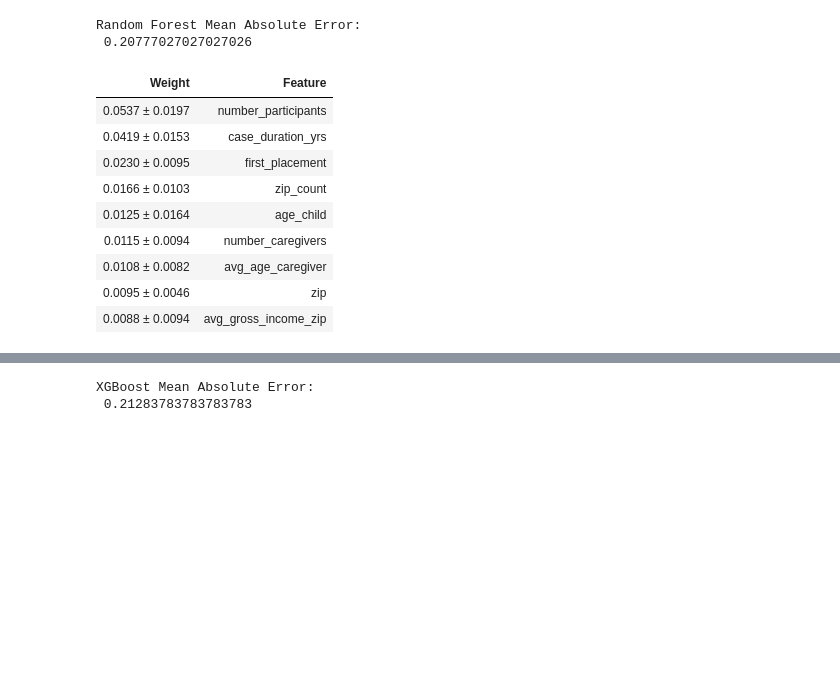
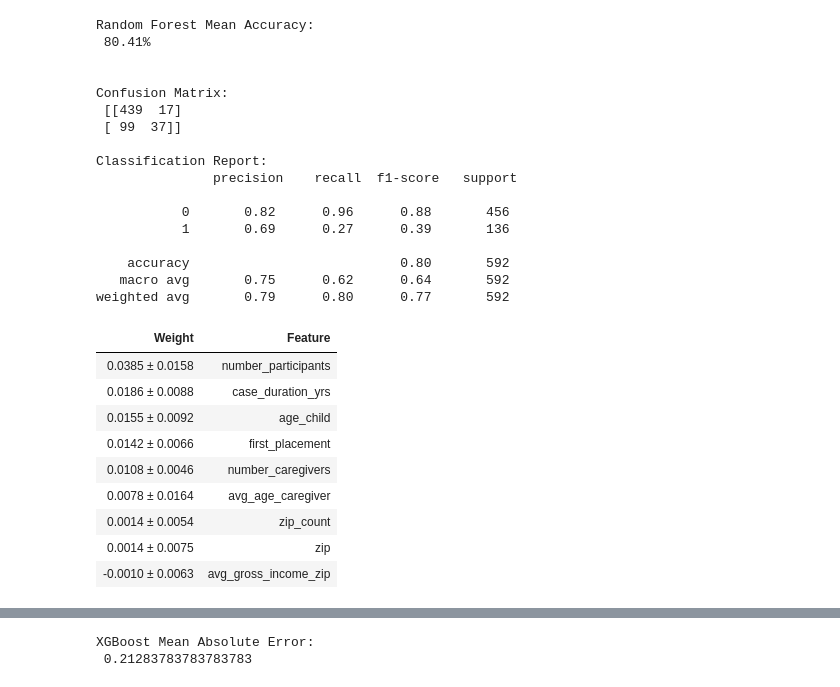
Before and after one commit to mathemacode/PSF_ERAU, a Jupyter notebook: Python/ml_modeling.ipynb, the cells around one changed output, grey strips where cells are left out. Saved outputs shown, nothing was run; the diff lists cells and outputs as text; code cells hidden in the pictures; blank space fills up the shorter version.

Commit message:
Statistical analysis of model result

```diff
--- a/Python/ml_modeling.ipynb
+++ b/Python/ml_modeling.ipynb
@@ -66,28 +65,49 @@ y = df.multiple_removals
 train_X, val_X, train_y, val_y = train_test_split(X, y, random_state = 0)
 # %%
 # Random Forest
-rf_model = RandomForestClassifier(random_state=1)
+rf_model = RandomForestClassifier(random_state=1, max_depth=8, n_estimators=100)
 rf_model.fit(train_X, train_y)
 
 rf_predictions = rf_model.predict(val_X)
-print("\nRandom Forest Mean Absolute Error: \n",
-      mean_absolute_error(val_y, rf_predictions))
+print("\nRandom Forest Mean Accuracy:\n {:.2f}% \n".format((
+      metrics.accuracy_score(val_y, rf_predictions, sample_weight=None)*100)))
+
+mat = metrics.confusion_matrix(val_y, rf_predictions)
+print("\nConfusion Matrix:\n", mat)
+
+class_report = metrics.classification_report(val_y, rf_predictions)
+print("\nClassification Report:\n",class_report)
 
 perm = PermutationImportance(rf_model, random_state=1).fit(val_X, val_y)
 eli5.show_weights(perm, feature_names = val_X.columns.tolist())
 # %% [output]
-Random Forest Mean Absolute Error:
- 0.20777027027027026
+Random Forest Mean Accuracy:
+ 80.41%
+
+
+Confusion Matrix:
+ [[439  17]
+ [ 99  37]]
+
+Classification Report:
+               precision    recall  f1-score   support
+
+           0       0.82      0.96      0.88       456
+           1       0.69      0.27      0.39       136
+
+    accuracy                           0.80       592
+   macro avg       0.75      0.62      0.64       592
+weighted avg       0.79      0.80      0.77       592
 | Weight | Feature |
-| 0.0537 ± 0.0197 | number_participants |
-| 0.0419 ± 0.0153 | case_duration_yrs |
-| 0.0230 ± 0.0095 | first_placement |
-| 0.0166 ± 0.0103 | zip_count |
-| 0.0125 ± 0.0164 | age_child |
-| 0.0115 ± 0.0094 | number_caregivers |
-| 0.0108 ± 0.0082 | avg_age_caregiver |
-| 0.0095 ± 0.0046 | zip |
-| 0.0088 ± 0.0094 | avg_gross_income_zip |
+| 0.0385 ± 0.0158 | number_participants |
+| 0.0186 ± 0.0088 | case_duration_yrs |
+| 0.0155 ± 0.0092 | age_child |
+| 0.0142 ± 0.0066 | first_placement |
+| 0.0108 ± 0.0046 | number_caregivers |
+| 0.0078 ± 0.0164 | avg_age_caregiver |
+| 0.0014 ± 0.0054 | zip_count |
+| 0.0014 ± 0.0075 | zip |
+| -0.0010 ± 0.0063 | avg_gross_income_zip |
 # %%
 # RANDOM FOREST
 # SHAP values
```
Also changed, not shown: parts of 4 cells of this notebook.
